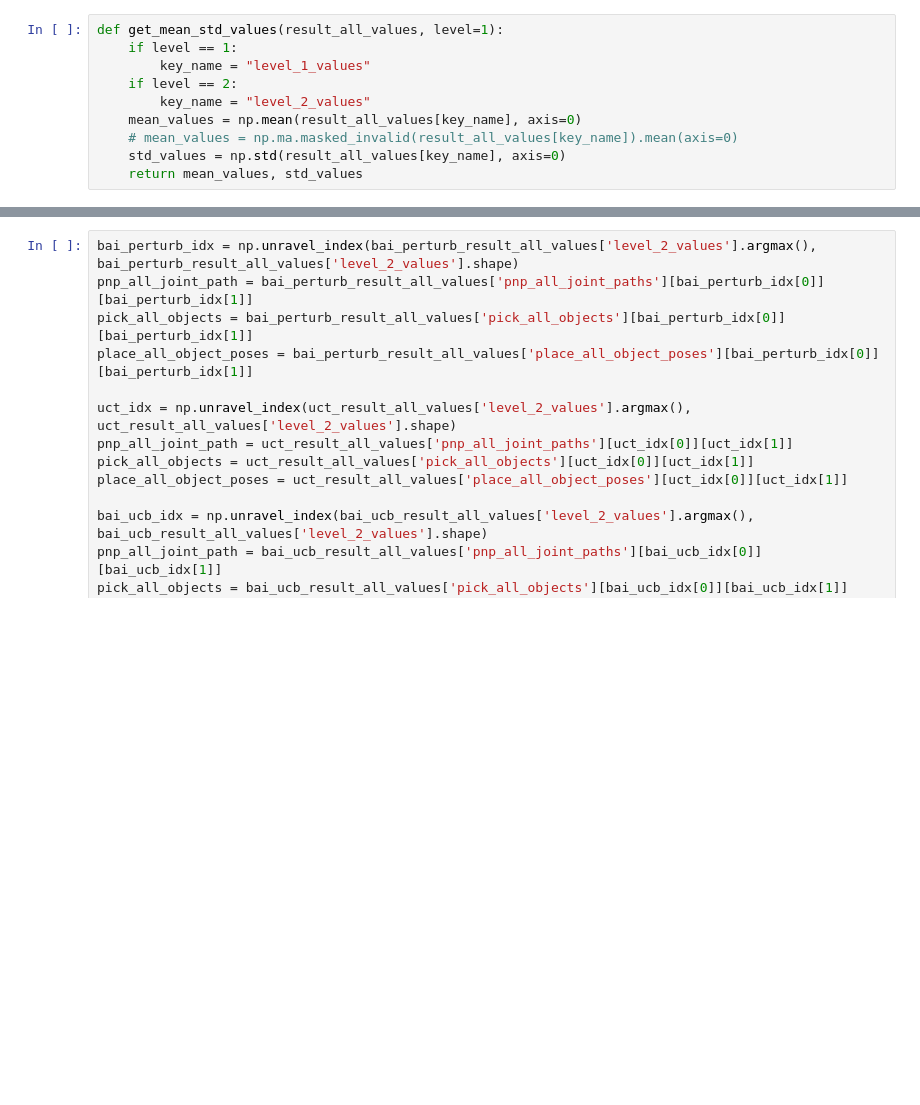
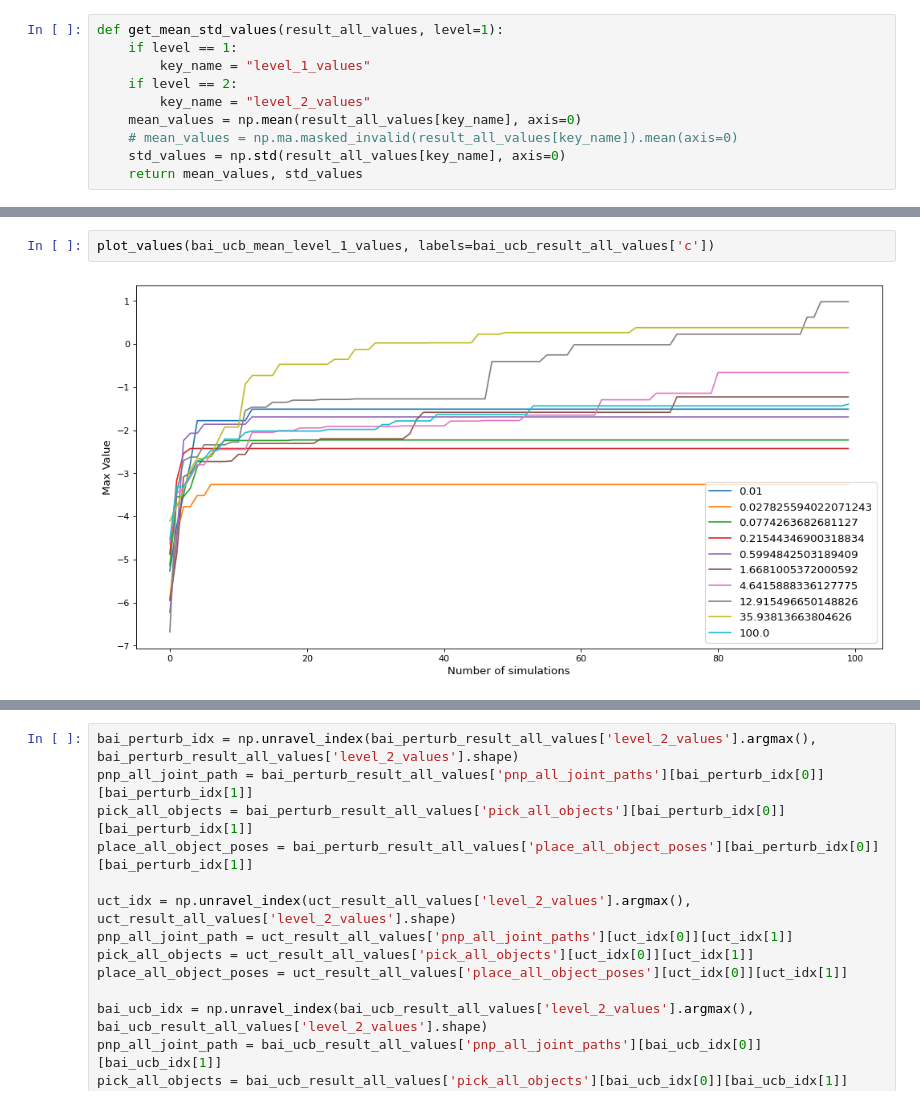
Before and after one commit to jdj2261/pytamp, a Jupyter notebook: results/benchmark2_result_level_2.ipynb, the cells around one changed output, grey strips where cells are left out. Saved outputs shown, nothing was run; the diff lists cells and outputs as text; blank space fills up the shorter version.

```diff
--- a/results/benchmark2_result_level_2.ipynb
+++ b/results/benchmark2_result_level_2.ipynb
@@ -129,3 +137,7 @@ plot_values(bai_ucb_mean_level_2_values, labels=bai_ucb_result_all_values['c'])
+# %%
+plot_values(bai_ucb_mean_level_1_values, labels=bai_ucb_result_all_values['c'])
+# %% [output]
+[figure, added]
 # %%
 max_perturb_idx = np.argmax(perturb_mean_level_1_values[:, -1])
 perturb_level_1_mean_list = perturb_mean_level_1_values[max_perturb_idx]
```
Also changed, not shown: parts of 13 cells of this notebook, 17 other files.
